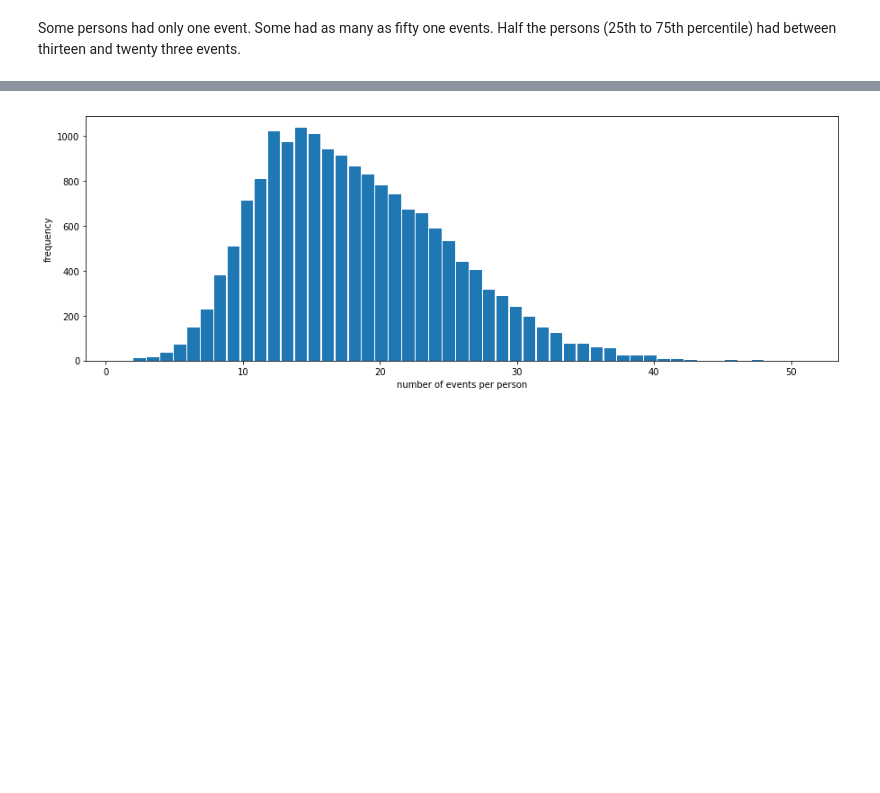
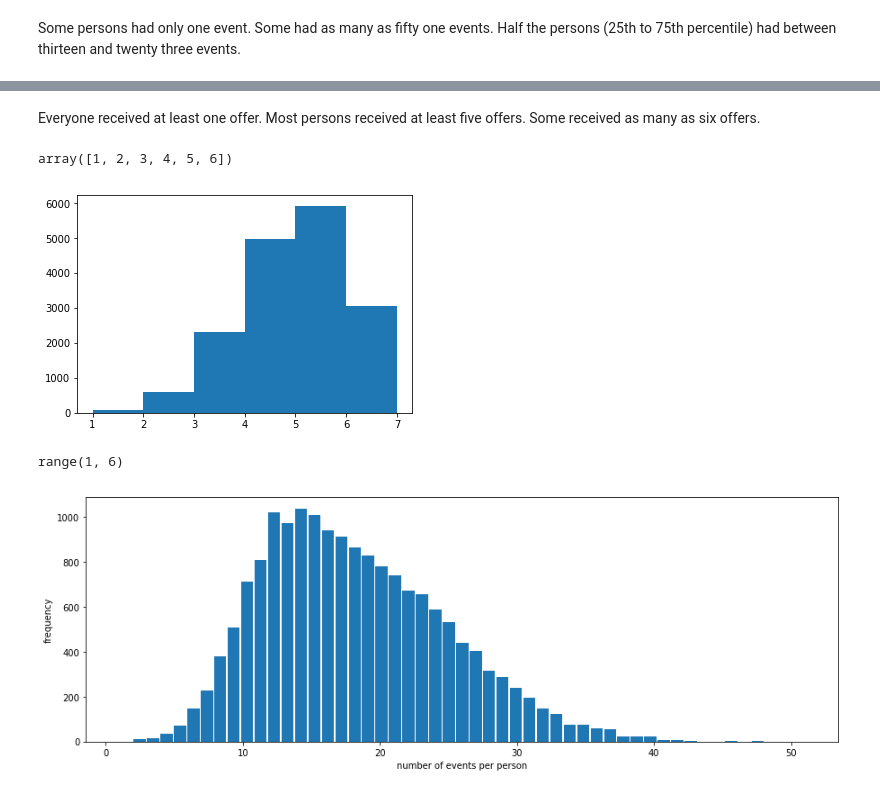
Before and after one commit to a1pat/Starbucks-Capstone, a Jupyter notebook: Starbucks_Capstone_notebook.ipynb, the cells around one changed output, grey strips where cells are left out. Saved outputs shown, nothing was run; the diff lists cells and outputs as text; code cells hidden in the pictures; blank space fills up the shorter version.

Commit message:
Add files via upload
Explore transcript data set. Histogram of number of offers received by each person.

```diff
--- a/Starbucks_Capstone_notebook.ipynb
+++ b/Starbucks_Capstone_notebook.ipynb
@@ -885,3 +898,17 @@ Some persons had only one event. Some had as many as fifty one events. Half the
+# %% [markdown]
+Everyone received at least one offer. Most persons received at least five offers. Some received as many as six offers.
+# %%
+np.sort(transcript[transcript['event'] == 'offer received'].groupby('person')['event'].count().unique())
+# %% [output]
+array([1, 2, 3, 4, 5, 6])
+# %%
+plt.hist(transcript[transcript['event'] == 'offer received'].groupby('person')['event'].count(), bins=range(1,8));
+# %% [output]
+[figure, added]
+# %%
+range(1,6)
+# %% [output]
+range(1, 6)
 # %%
 # plot a histogram of number of events per person
 plt.figure(figsize=(15,5))
```
Also changed, not shown: parts of 3 cells of this notebook.
